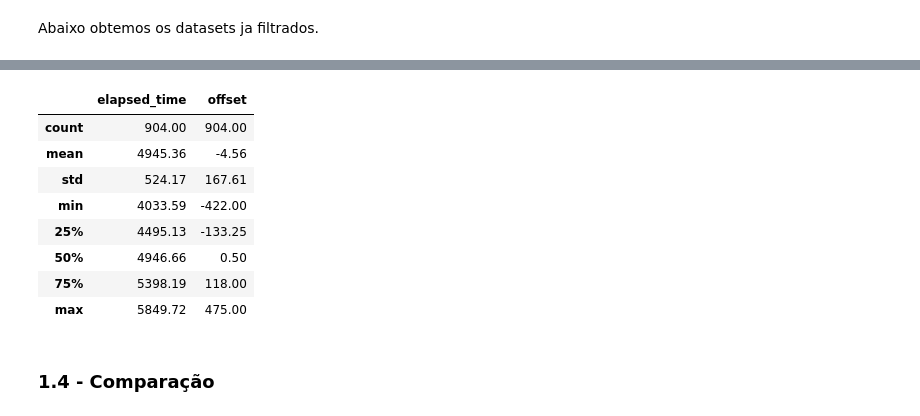
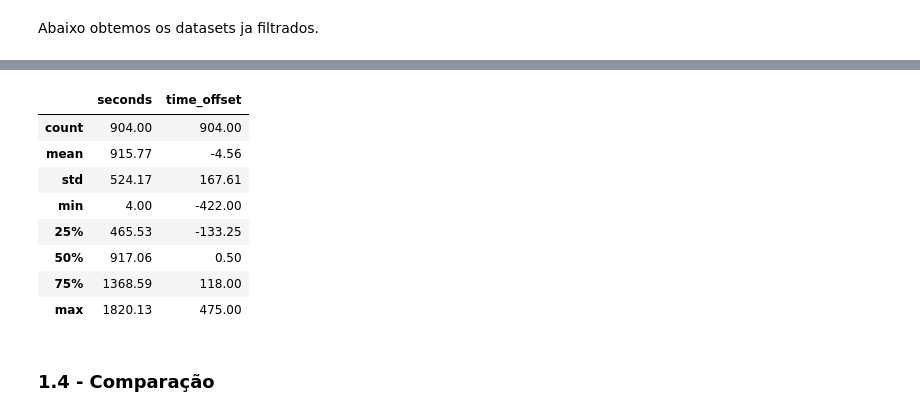
Before and after one commit to jvictorferreira3301/LPTP_Analyzer, a Jupyter notebook: LPTP_Analyzer.ipynb, the cells around one changed output, grey strips where cells are left out. Drawn from its saved outputs; the diff is of its cells as text; code cells hidden in the pictures.

```diff
--- a/LPTP_Analyzer.ipynb
+++ b/LPTP_Analyzer.ipynb
@@ -226,17 +226,17 @@ df_s_log.describe().round(2)
 # %%
 ### Dados do sincronismo usando hardware timestamping filtarados e subamostrados
-df_h_log = dataframes1['logs/Hard.txt'].drop(columns=['frequency','seconds'])
+df_h_log = dataframes1['logs/Hard.txt']
 df_h_log.describe().round(2)
 # %% [output]
-|  | elapsed_time | offset |
+|  | seconds | time_offset |
 | count | 904.00 | 904.00 |
-| mean | 4945.36 | -4.56 |
+| mean | 915.77 | -4.56 |
 | std | 524.17 | 167.61 |
-| min | 4033.59 | -422.00 |
-| 25% | 4495.13 | -133.25 |
-| 50% | 4946.66 | 0.50 |
-| 75% | 5398.19 | 118.00 |
-| max | 5849.72 | 475.00 |
+| min | 4.00 | -422.00 |
+| 25% | 465.53 | -133.25 |
+| 50% | 917.06 | 0.50 |
+| 75% | 1368.59 | 118.00 |
+| max | 1820.13 | 475.00 |
 # %% [markdown]
 ### 1.4 - Comparação
 # %% [markdown]
```
Also changed, not shown: parts of 11 cells of this notebook.
